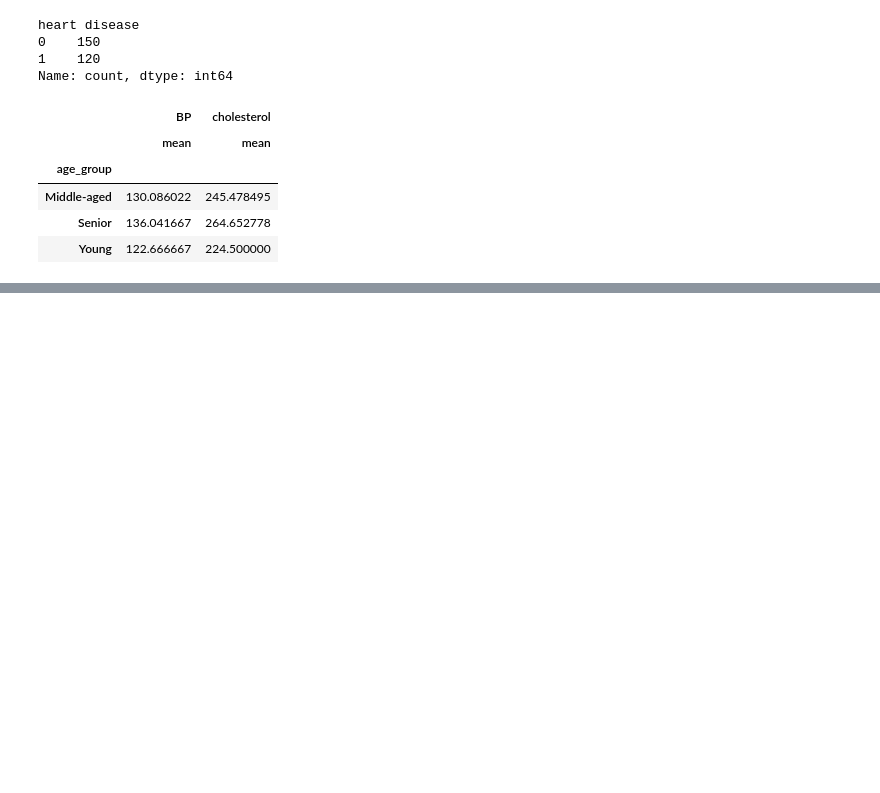
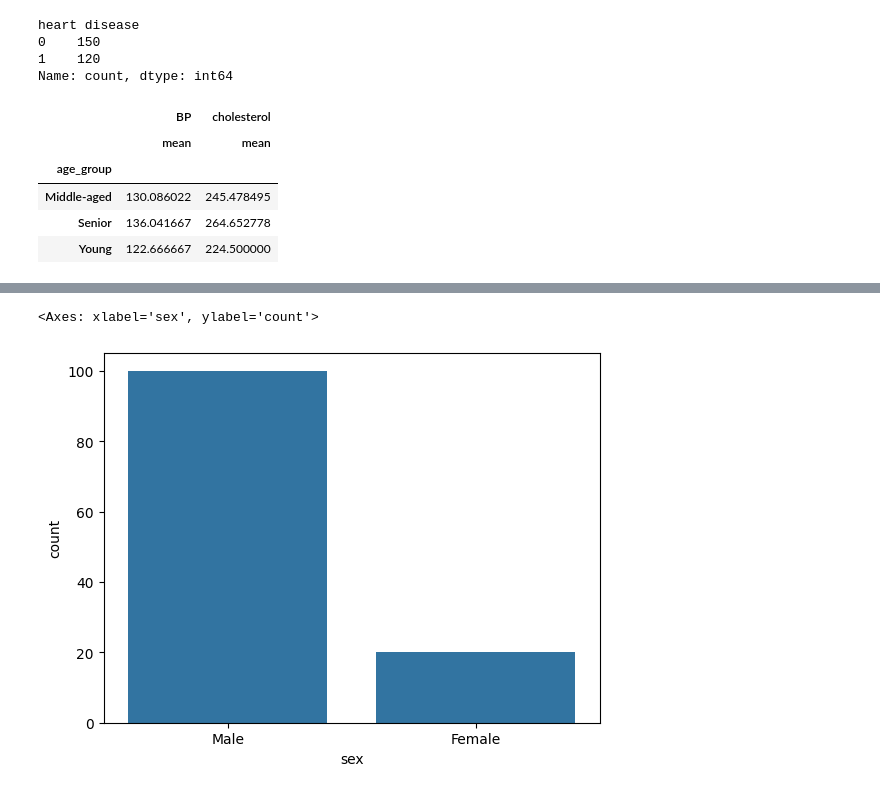
Before and after one commit to divyakhandelwal2211/regex-python-libraries, a Jupyter notebook: heart_v2.ipynb, the cells around one changed output, grey strips where cells are left out. Drawn from its saved outputs; the diff is of its cells as text; code cells hidden in the pictures; blank space fills up the shorter version.

```diff
--- a/heart_v2.ipynb
+++ b/heart_v2.ipynb
@@ -112,0 +206,5 @@ df.groupby('age_group').agg({'BP':['mean'],'cholesterol':['mean']})
+# %%
+sns.countplot(data=df[df['heart disease'] == 1], x='sex')
+# %% [output]
+<Axes: xlabel='sex', ylabel='count'>
+[figure, added]
```
Also changed, not shown: parts of 9 cells of this notebook, 2 other files.
